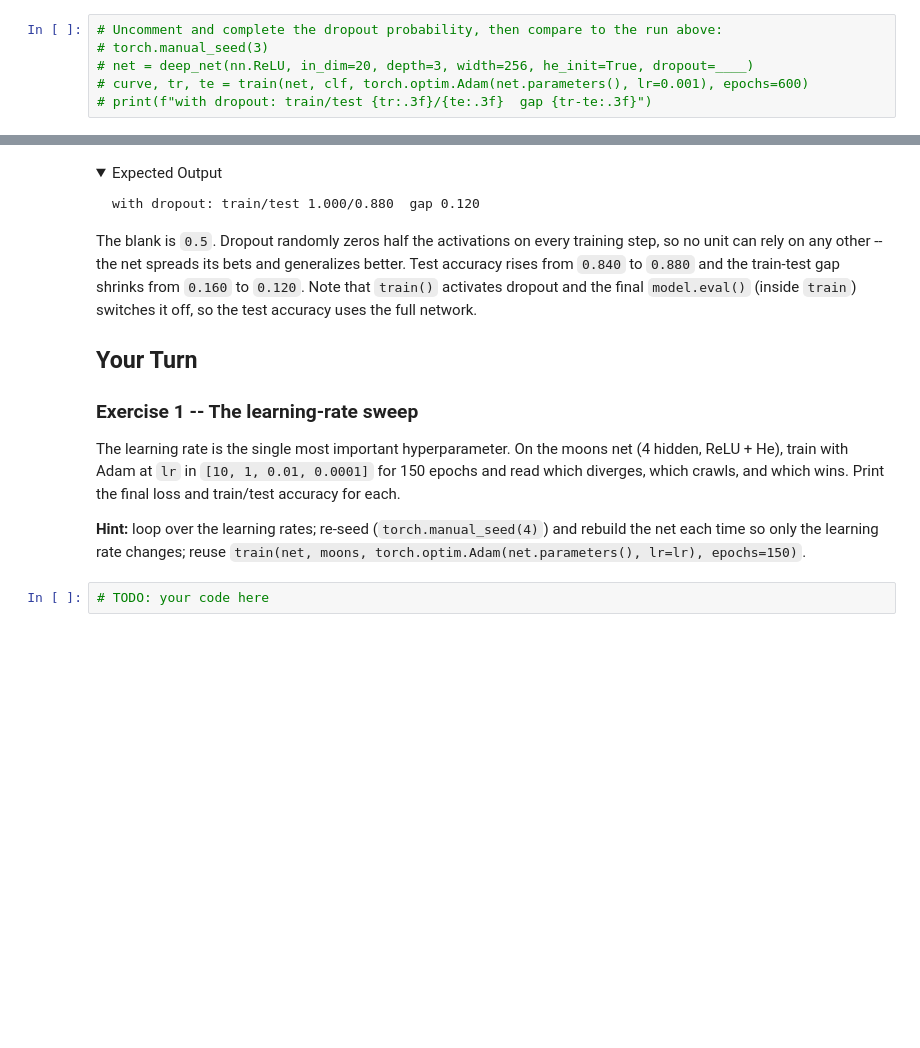
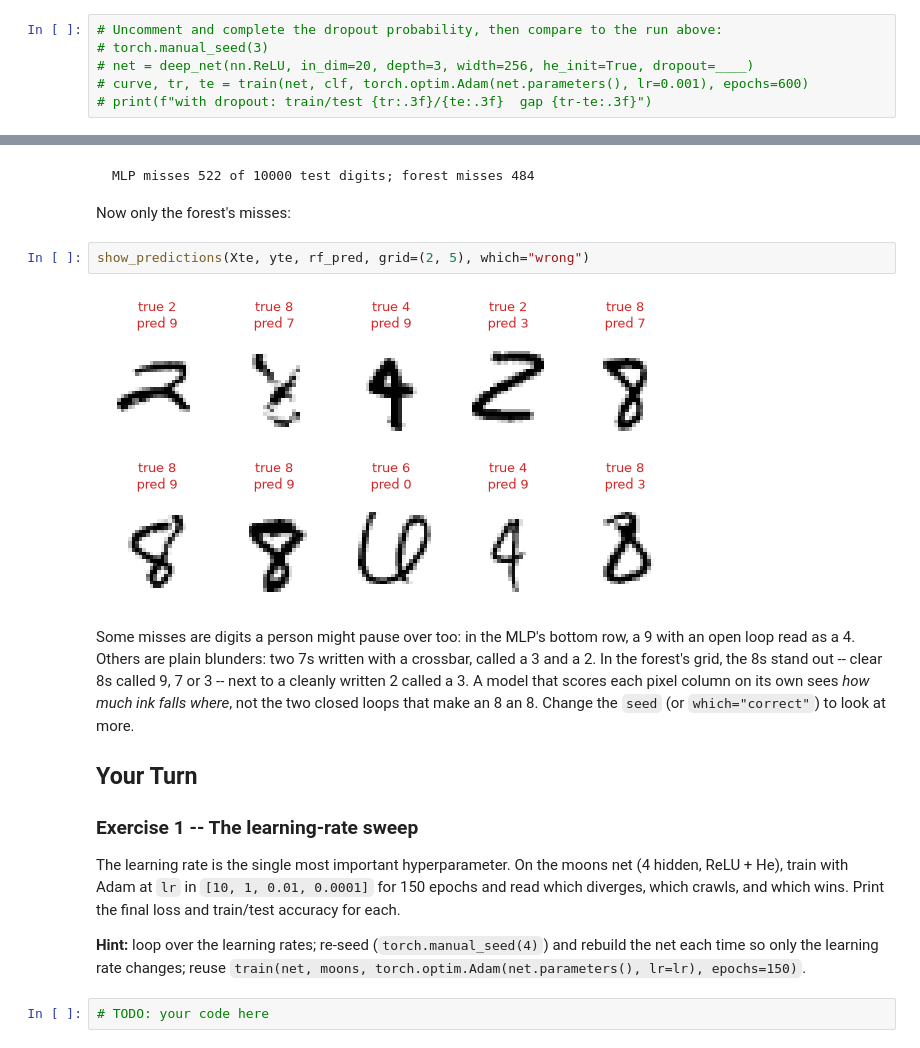
Before and after one commit to devomh/cdat4011-2026, a Jupyter notebook: u05_deep_learning/l17_lab_training_deep_networks.ipynb, the cells around one changed output, grey strips where cells are left out. Cells and saved outputs as stored; diff of their text form; folded sections open; blank space fills up the shorter version.

```diff
--- a/u05_deep_learning/l17_lab_training_deep_networks.ipynb
+++ b/u05_deep_learning/l17_lab_training_deep_networks.ipynb
@@ -257,16 +527,19 @@ you pass `dropout=p`. Complete the dropout probability (try `0.5`) and compare:
+# %% [markdown]
+~~~text
+MLP misses 522 of 10000 test digits; forest misses 484
+~~~
+
+Now only the forest's misses:
+# %%
+show_predictions(Xte, yte, rf_pred, grid=(2, 5), which="wrong")
+# %% [output]
+[figure, added]
 # %% [markdown]
-<details><summary>Expected Output</summary>
-
-~~~text
-with dropout: train/test 1.000/0.880  gap 0.120
-~~~
-
-The blank is `0.5`. Dropout randomly zeros half the activations on every training step, so no unit can
-rely on any other -- the net spreads its bets and generalizes better. Test accuracy rises from `0.840`
-to `0.880` and the train-test gap shrinks from `0.160` to `0.120`. Note that `train()` activates
-dropout and the final `model.eval()` (inside `train`) switches it off, so the test accuracy uses the
-full network.
-</details>
+Some misses are digits a person might pause over too: in the MLP's bottom row, a 9 with an open loop
+read as a 4. Others are plain blunders: two 7s written with a crossbar, called a 3 and a 2. In the
+forest's grid, the 8s stand out -- clear 8s called 9, 7 or 3 -- next to a cleanly written 2 called
+a 3. A model that scores each pixel column on its own sees *how much ink falls where*, not the two
+closed loops that make an 8 an 8. Change the `seed` (or `which="correct"`) to look at more.
 
 ## Your Turn
 
```
Also changed, not shown: parts of 21 cells of this notebook, 3 other files.
